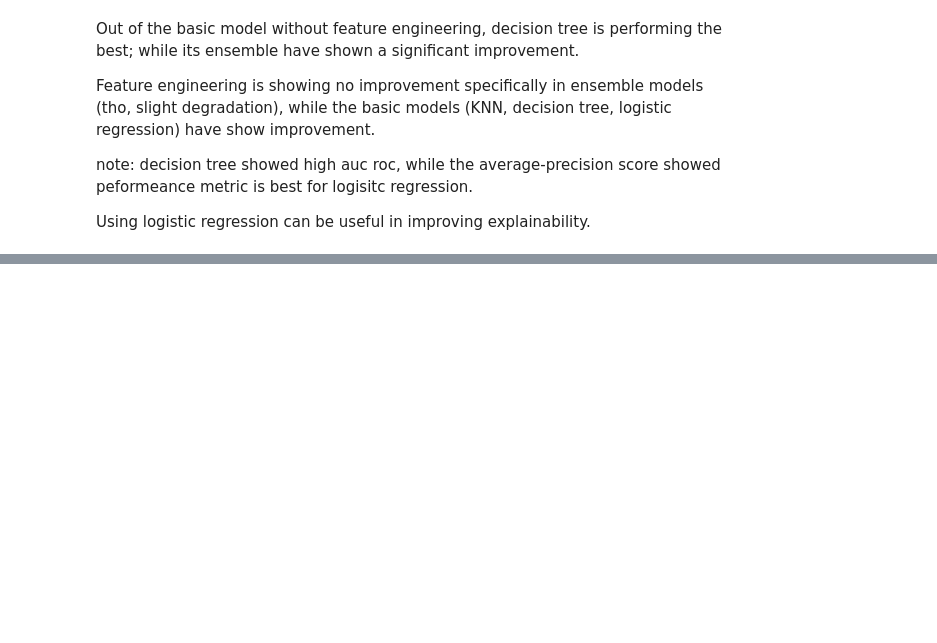
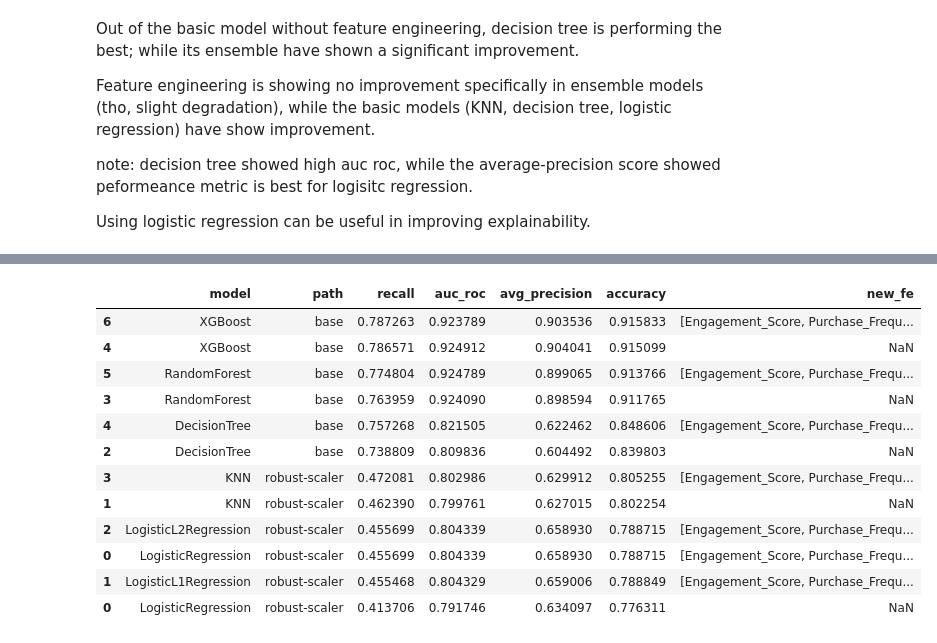
Before and after one commit to shashankgarewal/customer-churn-prediction-segmentation-revenue-risk-analysis, a Jupyter notebook: notebooks/churn-modeling.ipynb, the cells around one changed output, grey strips where cells are left out. Saved outputs shown, nothing was run; the diff lists cells and outputs as text; code cells hidden in the pictures; blank space fills up the shorter version.

```diff
--- a/notebooks/churn-modeling.ipynb
+++ b/notebooks/churn-modeling.ipynb
@@ -218,9 +221,9 @@ SimpleImputer(strategy='median')
 # %%
-Xtrain_missing_fix = mean_imputer.transform(Xtrain[num_cols])
+Xtrain_missing_fix = median_imputer.transform(Xtrain[num_cols])
 Xtrain = Xtrain.combine_first(Xtrain_missing_fix)
 
 Xtest_missing_flag = Xtest.isna().any(axis=1)
-Xtest_missing_fix = mean_imputer.transform(Xtest[num_cols])
+Xtest_missing_fix = median_imputer.transform(Xtest[num_cols])
 Xtest = Xtest.combine_first(Xtest_missing_fix)
 # %%
 Xtrain.isna().sum().sum()
@@ -465,0 +523,18 @@ Using logistic regression can be useful in improving explainability.
+# %%
+# comparision of model with engineered features dataset
+results_df = pd.concat([results_df, pd.DataFrame(results)])
+results_df.sort_values("recall", ascending=False)
+# %% [output]
+|  | model | path | recall | auc_roc | avg_precision | accuracy | new_fe |
+| 6 | XGBoost | base | 0.787263 | 0.923789 | 0.903536 | 0.915833 | [Engagement_Score, Purchase_Frequ... |
+| 4 | XGBoost | base | 0.786571 | 0.924912 | 0.904041 | 0.915099 | NaN |
+| 5 | RandomForest | base | 0.774804 | 0.924789 | 0.899065 | 0.913766 | [Engagement_Score, Purchase_Frequ... |
+| 3 | RandomForest | base | 0.763959 | 0.924090 | 0.898594 | 0.911765 | NaN |
+| 4 | DecisionTree | base | 0.757268 | 0.821505 | 0.622462 | 0.848606 | [Engagement_Score, Purchase_Frequ... |
+| 2 | DecisionTree | base | 0.738809 | 0.809836 | 0.604492 | 0.839803 | NaN |
+| 3 | KNN | robust-scaler | 0.472081 | 0.802986 | 0.629912 | 0.805255 | [Engagement_Score, Purchase_Frequ... |
+| 1 | KNN | robust-scaler | 0.462390 | 0.799761 | 0.627015 | 0.802254 | NaN |
+| 2 | LogisticL2Regression | robust-scaler | 0.455699 | 0.804339 | 0.658930 | 0.788715 | [Engagement_Score, Purchase_Frequ... |
+| 0 | LogisticRegression | robust-scaler | 0.455699 | 0.804339 | 0.658930 | 0.788715 | [Engagement_Score, Purchase_Frequ... |
+| 1 | LogisticL1Regression | robust-scaler | 0.455468 | 0.804329 | 0.659006 | 0.788849 | [Engagement_Score, Purchase_Frequ... |
+| 0 | LogisticRegression | robust-scaler | 0.413706 | 0.791746 | 0.634097 | 0.776311 | NaN |
```
Also changed, not shown: parts of 32 cells of this notebook.
